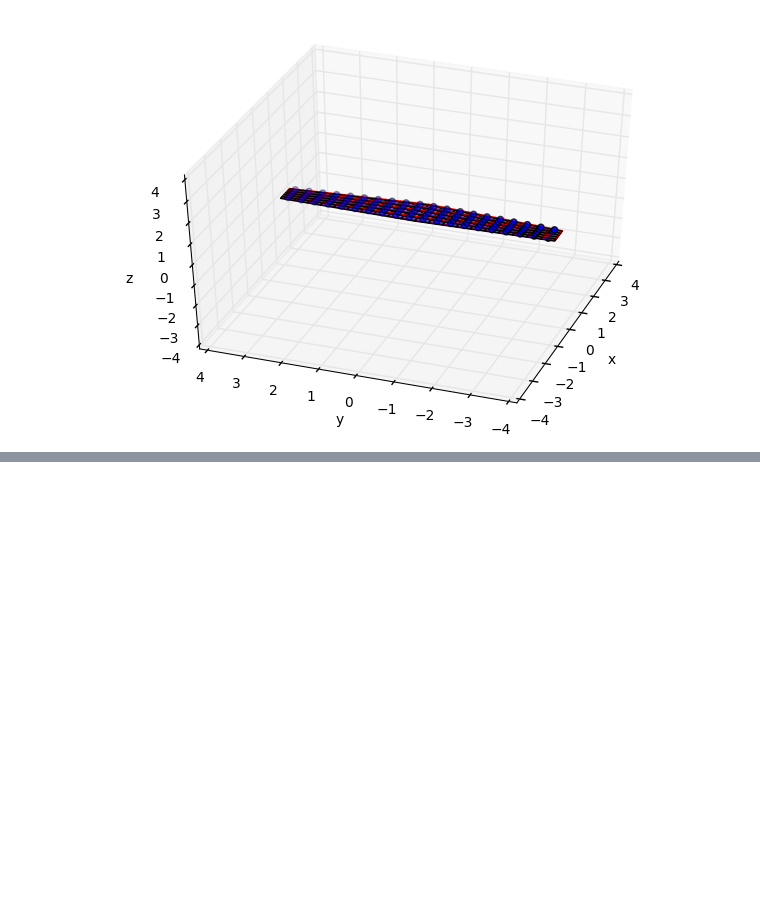
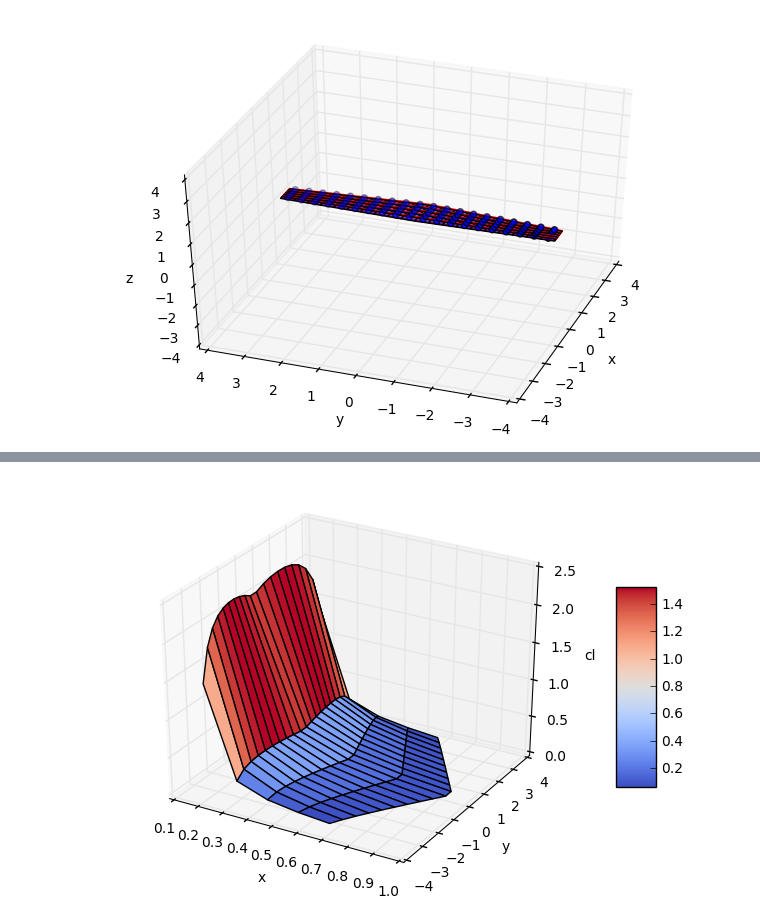
Before and after one commit to partmor/ezaero, a Jupyter notebook: steady_VLM/aero.ipynb, the cells around one changed output, grey strips where cells are left out. Saved outputs shown, nothing was run; the diff lists cells and outputs as text; code cells hidden in the pictures; blank space fills up the shorter version.

Commit message:
encapsulated methods from the main notebook. TODO: profiling, get katz & plotkin figures

```diff
--- a/steady_VLM/aero.ipynb
+++ b/steady_VLM/aero.ipynb
@@ -26,9 +26,4 @@ plot_control_points(PC,ax);
 # %% [output]
 [figure]
 # %%
-net_g = net_panel_circulation(X,PC,U_i,alpha)
+CLw, cl, cl_span = aerodynamic_steady_distributions(X,PC,U_i,alpha,rho)
-# %%
-dL = net_g*rho*U_i*bp/n
-S = wing_planform_surface(X)
-dp = dL/S
-cl = dp/(0.5*rho*U_i**2)
@@ -66,0 +34,4 @@ fig.colorbar(surf, shrink=0.5, aspect=5);
+# %%
+plot_cl_distribution(PC,cl)
+# %% [output]
+[figure, added]
```
Also changed, not shown: parts of 6 cells of this notebook, 1 other file.
